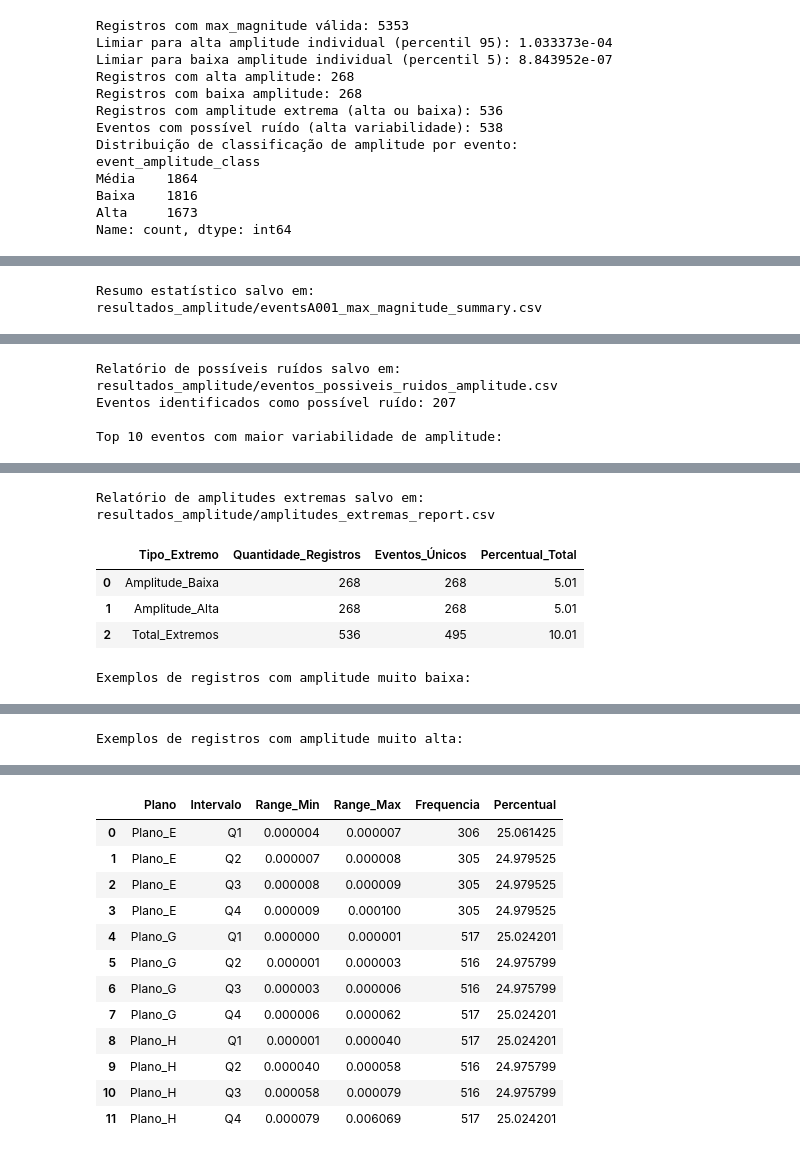
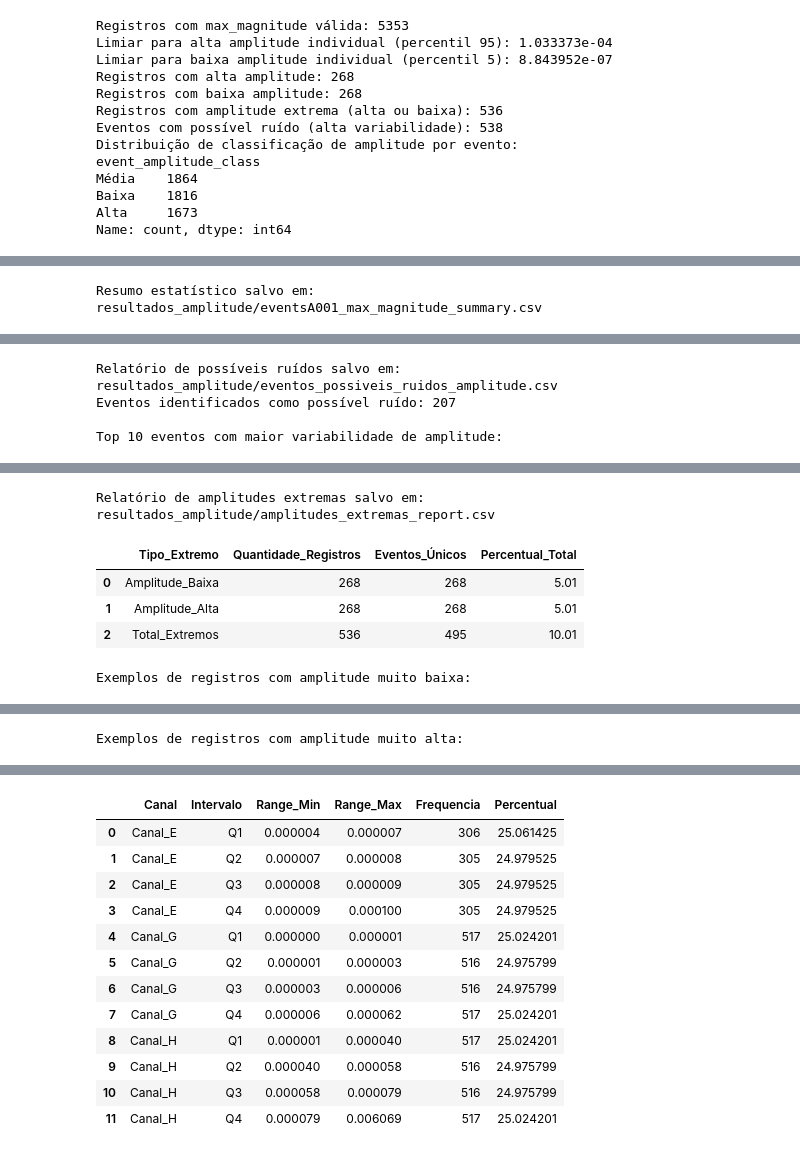
Before and after one commit to pedro-acviana/Sismic-Data-Analysis, a Jupyter notebook: analise_energia_total.ipynb, the cells around one changed output, grey strips where cells are left out. Saved outputs shown, nothing was run; the diff lists cells and outputs as text; code cells hidden in the pictures.

```diff
--- a/analise_energia_total.ipynb
+++ b/analise_energia_total.ipynb
@@ -620,10 +620,10 @@ if 'max_magnitude' in df.columns:
         event_comparison = valid_amplitude_df.groupby('event_id').agg({
             'max_magnitude': ['count', 'mean', 'std'],
             'sensor': 'nunique',
-            'plane': 'nunique'
+            'canal': 'nunique'
         }).round(6)
 
-        event_comparison.columns = ['Registros', 'Amplitude_Média', 'Desvio_Padrão', 'Sensores_Únicos', 'Planos_Únicos']
+        event_comparison.columns = ['Registros', 'Amplitude_Média', 'Desvio_Padrão', 'Sensores_Únicos', 'Canais_Únicos']
         event_comparison['Classificacao_Amplitude'] = amplitude_classification
 
         print("Resumo por classificação de amplitude:")
@@ -631,7 +631,7 @@ if 'max_magnitude' in df.columns:
             'Registros': ['count', 'mean'],
             'Amplitude_Média': ['mean', 'std'],
             'Sensores_Únicos': 'mean',
-            'Planos_Únicos': 'mean'
+            'Canais_Únicos': 'mean'
         }).round(4)
         display(classification_summary)
 
@@ -867,8 +875,8 @@ for plano in planos:
 import matplotlib.pyplot as plt
 import numpy as np
 
-# Obter os planos únicos no DataFrame
-planos = df["plane"].unique()
+# Obter os canais únicos no DataFrame
+canais = df["canal"].unique()
 
 # Definir os bins com passos de 0.0001
 mean_val = df["max_magnitude"].mean()
@@ -881,9 +889,9 @@ max_val = mean_val + std_val
 bin_width = 1e-5
 bins = np.arange(min_val, max_val + bin_width, bin_width)
 
-for plano in planos:
-    # Filtrar os dados para o plano atual e dentro do intervalo ao redor da média
-    subset = df[(df["plane"] == plano) & (df["max_magnitude"] >= min_val) & (df["max_magnitude"] <= max_val)]["max_magnitude"]
+for canal in canais:
+    # Filtrar os dados para o canal atual e dentro do intervalo ao redor da média
+    subset = df[(df["canal"] == canal) & (df["max_magnitude"] >= min_val) & (df["max_magnitude"] <= max_val)]["max_magnitude"]
 
     # Contar a frequência em cada intervalo definido
     counts, bin_edges = np.histogram(subset, bins=bins)
@@ -891,7 +899,7 @@ for plano in planos:
     # Criar o gráfico de barras
     plt.figure(figsize=(12, 6))
     plt.bar(bin_edges[:-1], counts, width=bin_width, edgecolor="black", align="edge")
-    plt.title(f"Distribuição de max_magnitude reduzido - {plano}", fontsize=14)
+    plt.title(f"Distribuição de max_magnitude reduzido - {canal}", fontsize=14)
     plt.xlabel("Intervalos de max_magnitude", fontsize=12)
     plt.ylabel("Frequência", fontsize=12)
 
@@ -1049,7 +1057,7 @@ if 'max_magnitude' in df.columns:
             'Registros com Amplitude Válida',
             'Eventos Únicos',
             'Sensores Únicos',
-            'Planos Únicos',
+            'Canais Únicos',
             'Amplitude Média',
             'Amplitude Mediana',
             'Desvio Padrão',
@@ -1066,7 +1074,7 @@ if 'max_magnitude' in df.columns:
             len(valid_amplitude_data),
             df['event_id'].nunique(),
             df['sensor'].nunique(),
-            df['plane'].nunique(),
+            df['canal'].nunique(),
             f"{valid_amplitude_data.mean():.6e}" if len(valid_amplitude_data) > 0 else "N/A",
             f"{valid_amplitude_data.median():.6e}" if len(valid_amplitude_data) > 0 else "N/A",
             f"{valid_amplitude_data.std():.6e}" if len(valid_amplitude_data) > 0 else "N/A",
@@ -1085,14 +1093,14 @@ else:
             'Total de Registros',
             'Eventos Únicos',
             'Sensores Únicos',
-            'Planos Únicos',
+            'Canais Únicos',
             'Status max_magnitude'
         ],
         'Valor': [
             len(df),
             df['event_id'].nunique(),
             df['sensor'].nunique(),
-            df['plane'].nunique(),
+            df['canal'].nunique(),
             "Coluna não encontrada"
         ]
     }
@@ -1112,10 +1120,10 @@ if 'max_magnitude' in df.columns and 'potential_noise_event' in export_df.column
         noise_report = df[df['event_id'].isin(noise_events) & df['max_magnitude'].notna()].groupby('event_id').agg({
             'max_magnitude': ['count', 'mean', 'std', 'min', 'max'],
             'sensor': 'nunique',
-            'plane': 'nunique'
+            'canal': 'nunique'
         }).round(8)
 
-        noise_report.columns = ['registros', 'amplitude_media', 'desvio_padrao', 'amplitude_min', 'amplitude_max', 'sensores', 'planos']
+        noise_report.columns = ['registros', 'amplitude_media', 'desvio_padrao', 'amplitude_min', 'amplitude_max', 'sensores', 'canais']
         noise_report_path = results_dir / "eventos_possiveis_ruidos_amplitude.csv"
         noise_report.to_csv(noise_report_path)
 
@@ -1160,44 +1168,44 @@ if 'max_magnitude' in df.columns and 'extreme_amplitude_flag' in export_df.colum
         # Mostrar alguns exemplos de cada tipo
         if len(low_amplitudes) > 0:
             print("\nExemplos de registros com amplitude muito baixa:")
-            display(low_amplitudes[['event_id', 'sensor', 'plane', 'max_magnitude']].head())
+            display(low_amplitudes[['event_id', 'sensor', 'canal', 'max_magnitude']].head())
 
         if len(high_amplitudes) > 0:
             print("\nExemplos de registros com amplitude muito alta:")
-            display(high_amplitudes[['event_id', 'sensor', 'plane', 'max_magnitude']].head())
+            display(high_amplitudes[['event_id', 'sensor', 'canal', 'max_magnitude']].head())
 
-# Criar análise de frequência por plano
+# Criar análise de frequência por canal
 if 'max_magnitude' in df.columns:
     frequency_analysis = []
 
-    for plane in df['plane'].unique():
-        plane_data = df[df['plane'] == plane]['max_magnitude'].dropna()
+    for canal in df['canal'].unique():
+        canal_data = df[df['canal'] == canal]['max_magnitude'].dropna()
 
-        if len(plane_data) > 0:
+        if len(canal_data) > 0:
             # Criar intervalos de frequência
-            q1 = plane_data.quantile(0.25)
-            q2 = plane_data.quantile(0.50)
-            q3 = plane_data.quantile(0.75)
+            q1 = canal_data.quantile(0.25)
+            q2 = canal_data.quantile(0.50)
+            q3 = canal_data.quantile(0.75)
 
             # Contar frequências por quartil
-            count_q1 = (plane_data <= q1).sum()
-            count_q2 = ((plane_data > q1) & (plane_data <= q2)).sum()
-            count_q3 = ((plane_data > q2) & (plane_data <= q3)).sum()
-            count_q4 = (plane_data > q3).sum()
+            count_q1 = (canal_data <= q1).sum()
+            count_q2 = ((canal_data > q1) & (canal_data <= q2)).sum()
+            count_q3 = ((canal_data > q2) & (canal_data <= q3)).sum()
+            count_q4 = (canal_data > q3).sum()
 
             frequency_analysis.extend([
-                {'Plano': plane, 'Intervalo': 'Q1', 'Range_Min': plane_data.min(), 'Range_Max': q1, 'Frequencia': count_q1, 'Percentual': count_q1/len(plane_data)*100},
-                {'Plano': plane, 'Intervalo': 'Q2', 'Range_Min': q1, 'Range_Max': q2, 'Frequencia': count_q2, 'Percentual': count_q2/len(plane_data)*100},
-                {'Plano': plane, 'Intervalo': 'Q3', 'Range_Min': q2, 'Range_Max': q3, 'Frequencia': count_q3, 'Percentual': count_q3/len(plane_data)*100},
-                {'Plano': plane, 'Intervalo': 'Q4', 'Range_Min': q3, 'Range_Max': plane_data.max(), 'Frequencia': count_q4, 'Percentual': count_q4/len(plane_data)*100}
+                {'Canal': canal, 'Intervalo': 'Q1', 'Range_Min': canal_data.min(), 'Range_Max': q1, 'Frequencia': count_q1, 'Percentual': count_q1/len(canal_data)*100},
+                {'Canal': canal, 'Intervalo': 'Q2', 'Range_Min': q1, 'Range_Max': q2, 'Frequencia': count_q2, 'Percentual': count_q2/len(canal_data)*100},
+                {'Canal': canal, 'Intervalo': 'Q3', 'Range_Min': q2, 'Range_Max': q3, 'Frequencia': count_q3, 'Percentual': count_q3/len(canal_data)*100},
+                {'Canal': canal, 'Intervalo': 'Q4', 'Range_Min': q3, 'Range_Max': canal_data.max(), 'Frequencia': count_q4, 'Percentual': count_q4/len(canal_data)*100}
             ])
 
     if frequency_analysis:
         frequency_df = pd.DataFrame(frequency_analysis)
-        frequency_path = results_dir / "analise_frequencia_amplitude_por_plano.csv"
+        frequency_path = results_dir / "analise_frequencia_amplitude_por_canal.csv"
         frequency_df.to_csv(frequency_path, index=False)
 
-        print(f"\nAnálise de frequência por plano salva em: {frequency_path}")
+        print(f"\nAnálise de frequência por canal salva em: {frequency_path}")
         display(frequency_df.round(6))
 # %% [output]
 Resumo estatístico salvo em: resultados_amplitude/eventsA001_max_magnitude_summary.csv
@@ -1256,16 +1264,16 @@ Análise de frequência por plano salva em: resultados_amplitude/analise_frequen
-|  | Plano | Intervalo | Range_Min | Range_Max | Frequencia | Percentual |
-| 0 | Plano_E | Q1 | 0.000004 | 0.000007 | 306 | 25.061425 |
-| 1 | Plano_E | Q2 | 0.000007 | 0.000008 | 305 | 24.979525 |
-| 2 | Plano_E | Q3 | 0.000008 | 0.000009 | 305 | 24.979525 |
-| 3 | Plano_E | Q4 | 0.000009 | 0.000100 | 305 | 24.979525 |
-| 4 | Plano_G | Q1 | 0.000000 | 0.000001 | 517 | 25.024201 |
-| 5 | Plano_G | Q2 | 0.000001 | 0.000003 | 516 | 24.975799 |
-| 6 | Plano_G | Q3 | 0.000003 | 0.000006 | 516 | 24.975799 |
-| 7 | Plano_G | Q4 | 0.000006 | 0.000062 | 517 | 25.024201 |
-| 8 | Plano_H | Q1 | 0.000001 | 0.000040 | 517 | 25.024201 |
-| 9 | Plano_H | Q2 | 0.000040 | 0.000058 | 516 | 24.975799 |
-| 10 | Plano_H | Q3 | 0.000058 | 0.000079 | 516 | 24.975799 |
-| 11 | Plano_H | Q4 | 0.000079 | 0.006069 | 517 | 25.024201 |
+|  | Canal | Intervalo | Range_Min | Range_Max | Frequencia | Percentual |
+| 0 | Canal_E | Q1 | 0.000004 | 0.000007 | 306 | 25.061425 |
+| 1 | Canal_E | Q2 | 0.000007 | 0.000008 | 305 | 24.979525 |
+| 2 | Canal_E | Q3 | 0.000008 | 0.000009 | 305 | 24.979525 |
+| 3 | Canal_E | Q4 | 0.000009 | 0.000100 | 305 | 24.979525 |
+| 4 | Canal_G | Q1 | 0.000000 | 0.000001 | 517 | 25.024201 |
+| 5 | Canal_G | Q2 | 0.000001 | 0.000003 | 516 | 24.975799 |
+| 6 | Canal_G | Q3 | 0.000003 | 0.000006 | 516 | 24.975799 |
+| 7 | Canal_G | Q4 | 0.000006 | 0.000062 | 517 | 25.024201 |
+| 8 | Canal_H | Q1 | 0.000001 | 0.000040 | 517 | 25.024201 |
+| 9 | Canal_H | Q2 | 0.000040 | 0.000058 | 516 | 24.975799 |
+| 10 | Canal_H | Q3 | 0.000058 | 0.000079 | 516 | 24.975799 |
+| 11 | Canal_H | Q4 | 0.000079 | 0.006069 | 517 | 25.024201 |
 # %% [markdown]
 ## Conclusões
 
```
Also changed, not shown: parts of 16 cells of this notebook, 1 other file.
